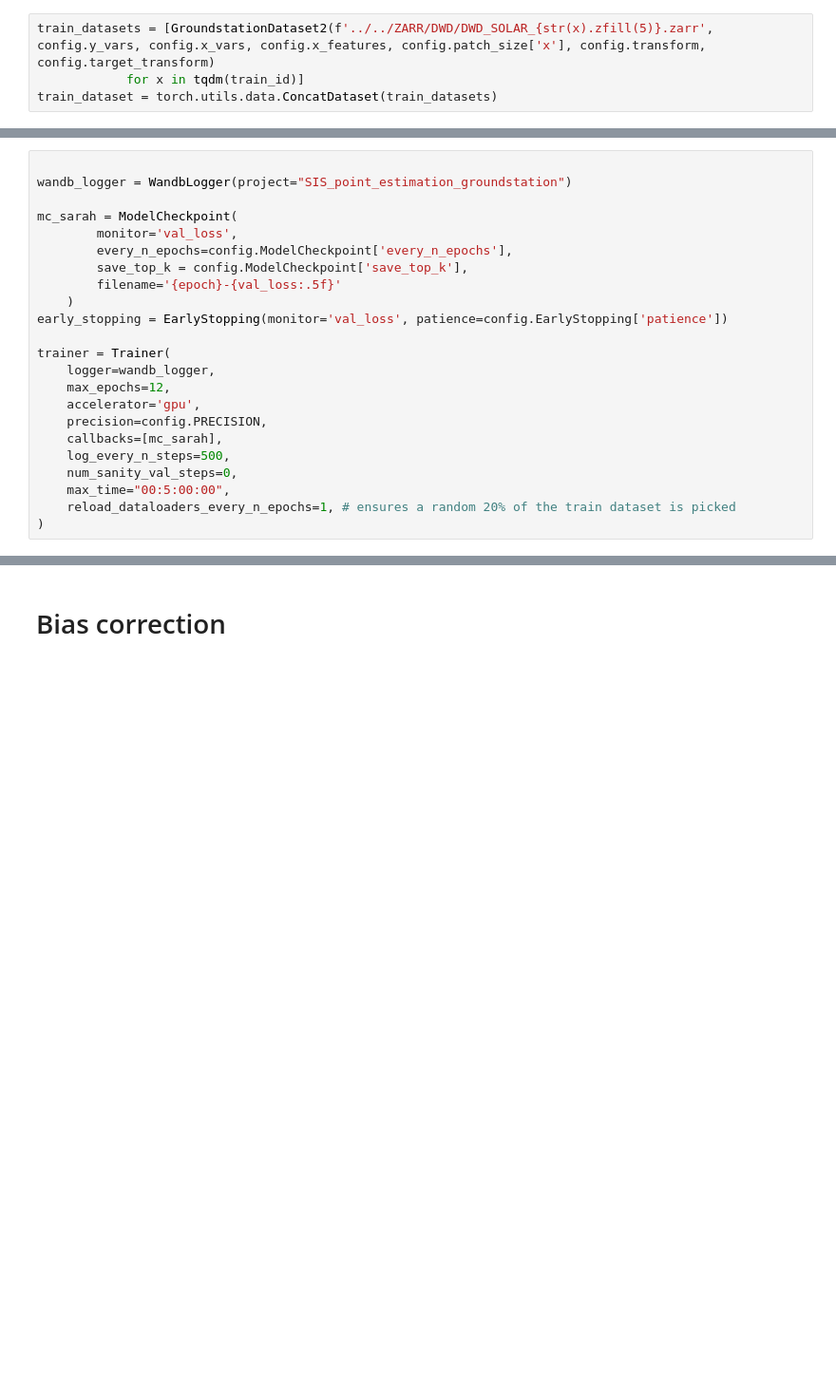
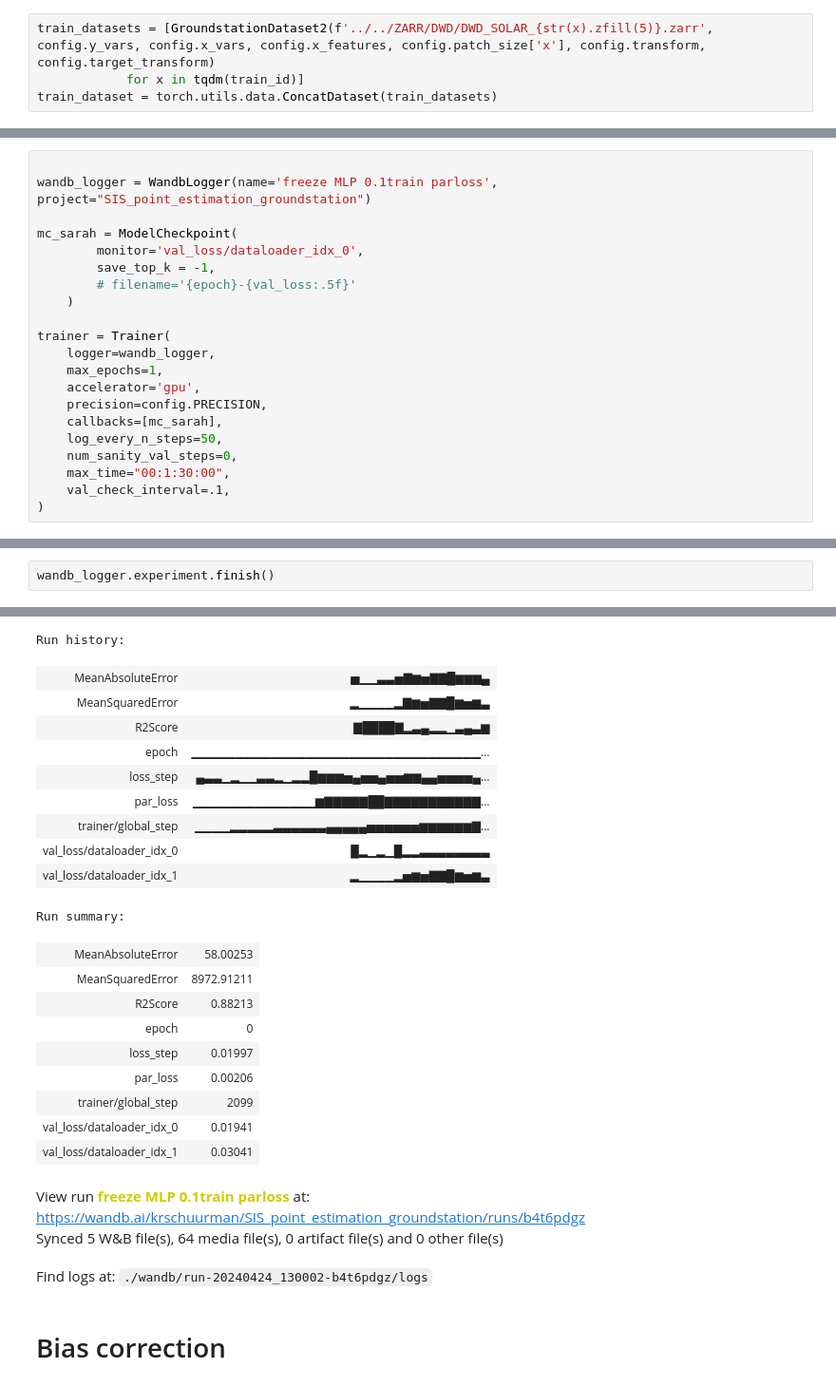
Before and after one commit to KRS-dev/irradiance_estimation, a Jupyter notebook: train/finetune.ipynb, the cells around one changed output, grey strips where cells are left out. Shown at 95% size. Drawn from its saved outputs; the diff is of its cells as text; blank space fills up the shorter version.

```diff
--- a/train/finetune.ipynb
+++ b/train/finetune.ipynb
@@ -143,24 +146,22 @@ dm = DataModule(train_dataset, valid_dataset, config.batch_size)
 # %%
 
-wandb_logger = WandbLogger(project="SIS_point_estimation_groundstation")
+wandb_logger = WandbLogger(name='freeze MLP 0.1train parloss', project="SIS_point_estimation_groundstation")
 
 mc_sarah = ModelCheckpoint(
-        monitor='val_loss',
-        every_n_epochs=config.ModelCheckpoint['every_n_epochs'],
-        save_top_k = config.ModelCheckpoint['save_top_k'],
-        filename='{epoch}-{val_loss:.5f}'
+        monitor='val_loss/dataloader_idx_0',
+        save_top_k = -1,
+        # filename='{epoch}-{val_loss:.5f}'
     )
-early_stopping = EarlyStopping(monitor='val_loss', patience=config.EarlyStopping['patience'])
 
 trainer = Trainer(
     logger=wandb_logger,
-    max_epochs=12,
+    max_epochs=1,
     accelerator='gpu',
     precision=config.PRECISION,
     callbacks=[mc_sarah],
-    log_every_n_steps=500,
+    log_every_n_steps=50,
     num_sanity_val_steps=0,
-    max_time="00:5:00:00",
-    reload_dataloaders_every_n_epochs=1, # ensures a random 20% of the train dataset is picked
+    max_time="00:1:30:00",
+    val_check_interval=.1,
 )
 # %% [output]
@@ -225,0 +240,3 @@ sampler setup : 11.673 seconds
+# %%
+wandb_logger.experiment.finish()
+# %% [output]
@@ -226,3 +244,26 @@ sampler setup : 11.673 seconds
+Run history:
+| MeanAbsoluteError | ▅▁▁▃▃▅▇▆▅▇▇█▆▆▆▄ |
+| MeanSquaredError | ▂▁▁▁▁▂▇▆▅▇▇█▆▅▆▃ |
+| R2Score | ▇████▇▂▃▄▂▂▁▃▄▃▆ |
+| epoch | ▁▁▁▁▁▁▁▁▁▁▁▁▁▁▁▁▁▁▁▁▁▁▁▁▁▁▁▁▁▁▁▁▁... |
+| loss_step | ▄▃▃▁▂▁▁▃▃▂▁▂▂█▆▆▆▅▄▅▅▄▅▅▆▆▄▄▅▅▅▅▄... |
+| par_loss | ▁▁▁▁▁▁▁▁▁▁▁▁▁▁▆▇▇▇▇▇██▇▇▇▇▇▇▇▇▇▇▇... |
+| trainer/global_step | ▁▁▁▁▂▂▂▂▂▃▃▃▃▃▃▄▄▄▄▄▅▅▅▅▅▅▆▆▆▆▆▆▇... |
+| val_loss/dataloader_idx_0 | █▂▁▂▁█▂▂▃▃▃▃▃▃▃▃ |
+| val_loss/dataloader_idx_1 | ▂▁▁▁▁▂▅▆▅▇▇█▆▅▆▃ |
+Run summary:
+| MeanAbsoluteError | 58.00253 |
+| MeanSquaredError | 8972.91211 |
+| R2Score | 0.88213 |
+| epoch | 0 |
+| loss_step | 0.01997 |
+| par_loss | 0.00206 |
+| trainer/global_step | 2099 |
+| val_loss/dataloader_idx_0 | 0.01941 |
+| val_loss/dataloader_idx_1 | 0.03041 |
+View run freeze MLP 0.1train parloss at: https://wandb.ai/krschuurman/SIS_point_estimation_groundstation/runs/b4t6pdgz
+Synced 5 W&B file(s), 64 media file(s), 0 artifact file(s) and 0 other file(s)
+Find logs at: ./wandb/run-20240424_130002-b4t6pdgz/logs
 # %% [markdown]
 # Bias correction
 # %%
```
Also changed, not shown: parts of 23 cells of this notebook, 15 other files.
